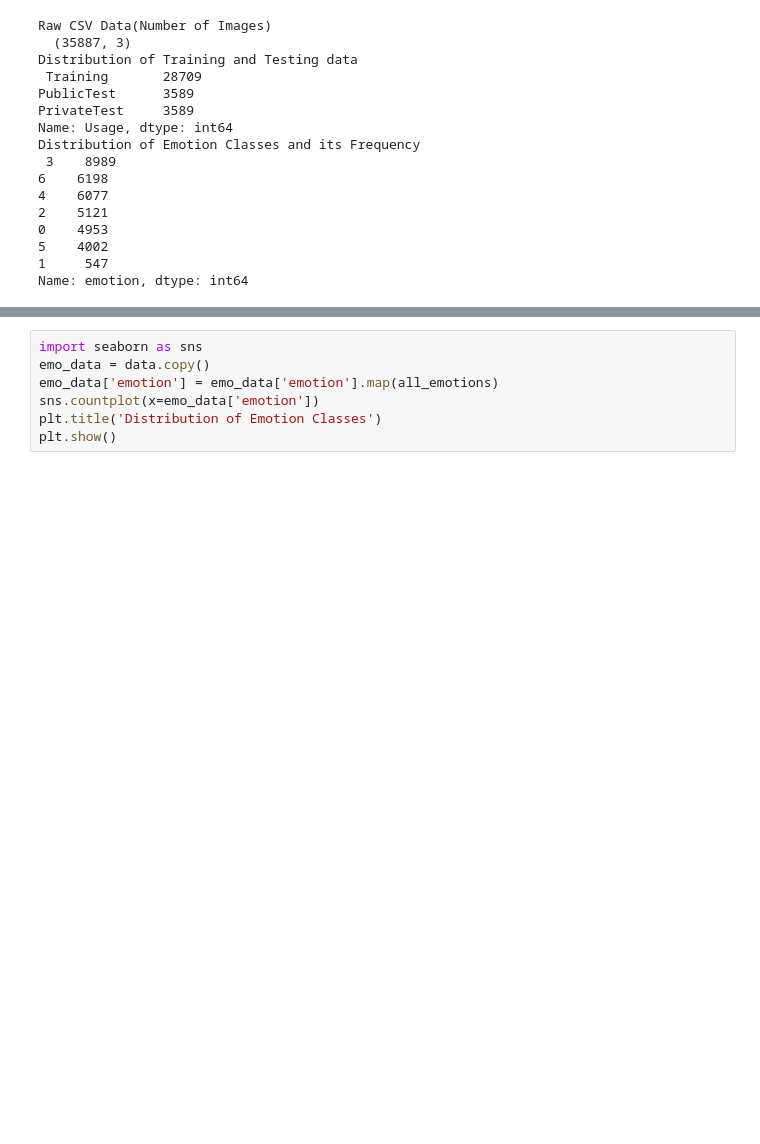
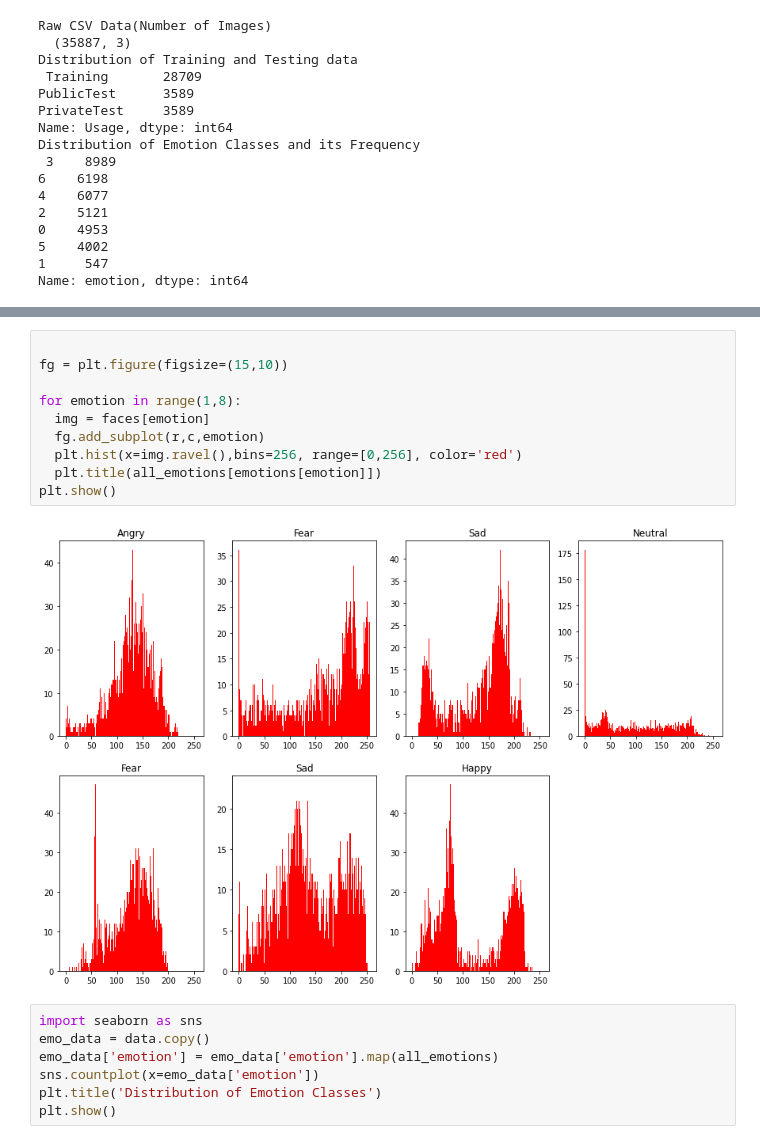
Before and after one commit to GarthS1/FER, a Jupyter notebook: EDAFER.ipynb, the cells around one changed output, grey strips where cells are left out. Cells and saved outputs as stored; diff of their text form; blank space fills up the shorter version.

Commit message:
added pixel histogram

```diff
--- a/EDAFER.ipynb
+++ b/EDAFER.ipynb
@@ -58,3 +58,15 @@ plt.show()
+# %%
+
+fg = plt.figure(figsize=(15,10))
+
+for emotion in range(1,8):
+  img = faces[emotion]
+  fg.add_subplot(r,c,emotion)
+  plt.hist(x=img.ravel(),bins=256, range=[0,256], color='red')
+  plt.title(all_emotions[emotions[emotion]])
+plt.show()
+# %% [output]
+[figure, added]
 # %%
 import seaborn as sns
 emo_data = data.copy()
```
Also changed, not shown: parts of 2 cells of this notebook.
